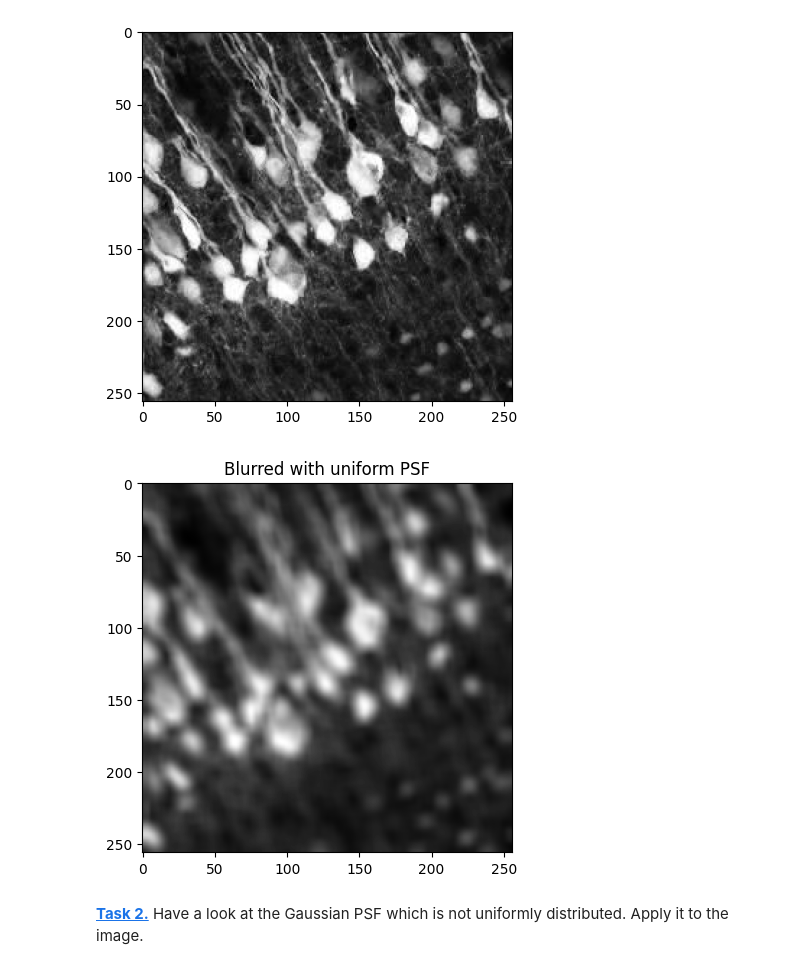
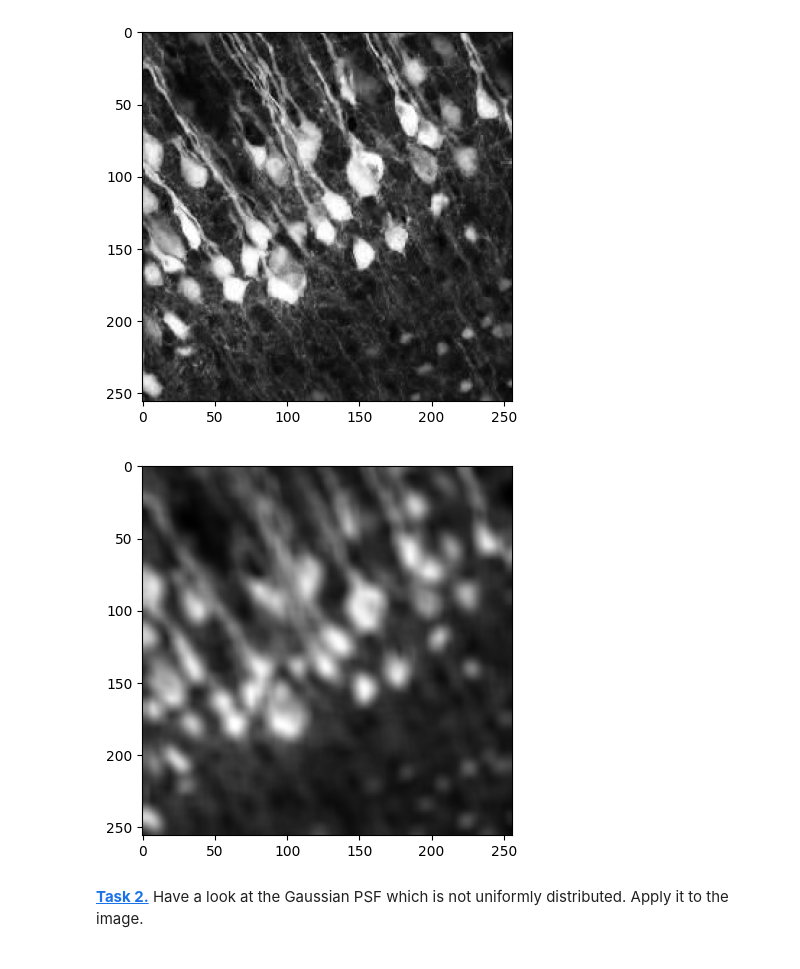
Before and after one commit to MiaRaedlein/mobi-fs5-python, a Jupyter notebook: deconvolution.ipynb, the cells around one changed output. Cells and saved outputs as stored; diff of their text form; code cells hidden in the pictures.

```diff
--- a/deconvolution.ipynb
+++ b/deconvolution.ipynb
@@ -26,12 +26,11 @@ psf = np.ones((psf_size, psf_size)) / psf_size ** 2
 # %%
 img_psf = conv(img, psf, mode='same', boundary='symm')
 
 plt.figure()
 plt.imshow(img_psf, 'gray')
-plt.title('Blurred with uniform PSF')
 plt.show()
 # %% [output]
-[figure, old version]
+[figure, new version]
 # %% [markdown]
 **[Task 2.]()** Have a look at the Gaussian PSF which is not uniformly distributed. Apply it to the image.
 # %%
```
Also changed, not shown: parts of 9 cells of this notebook.
